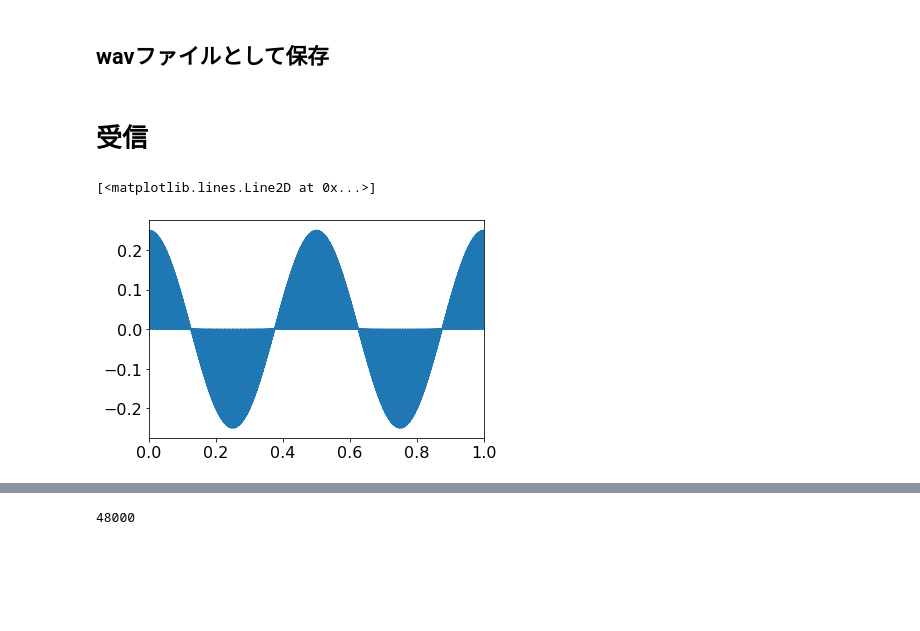
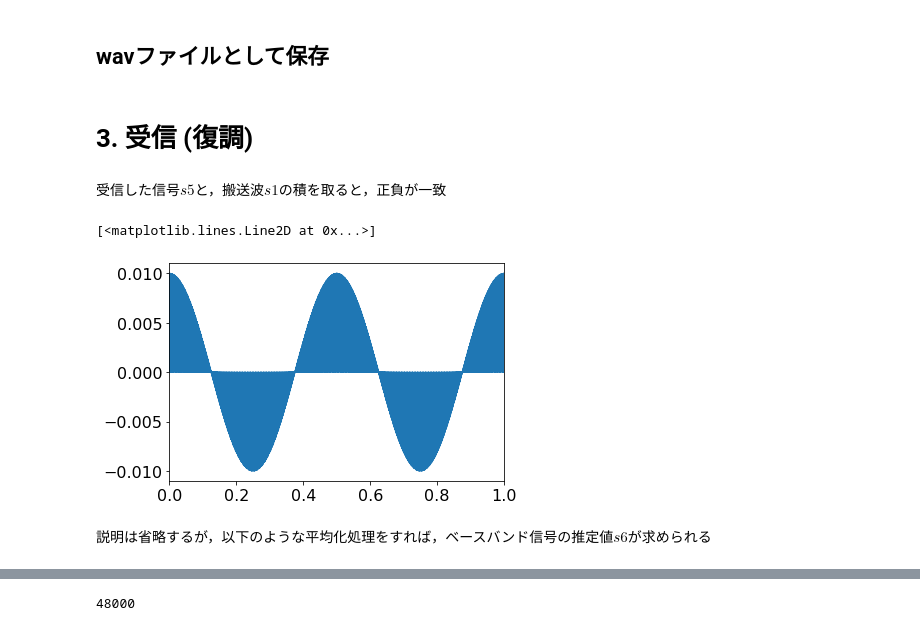
Before and after one commit to kojiyam/high_school, a Jupyter notebook: HS_modulation.ipynb, the cells around one changed output, grey strips where cells are left out. Drawn from its saved outputs; the diff is of its cells as text; code cells hidden in the pictures; blank space fills up the shorter version.

```diff
--- a/HS_modulation.ipynb
+++ b/HS_modulation.ipynb
@@ -60,8 +58,8 @@ sampling_rate = 10 kHz であれば，サンプリング間隔は100 μs = 0.1 m
 # %% [markdown]
 ## 標本点での値
 # %%
-# 搬送波のパラメータ
-Ac = 0.5
-fc = 523 # (Hz) Carrier frequency
-s = Ac * np.cos( 2 * np.pi * fc * t )
+# 正弦波のパラメータ
+Ac = 0.1
+fc = 523 # (Hz)
+s1 = Ac * np.cos( 2 * np.pi * fc * t )
 # %% [markdown]
@@ -125,3 +122,3 @@ plt.plot(t, s3, '-')
 # %%
 s4 = np.cos( 2 * np.pi * 2 * t )
-s5 = s4 * s
+s5 = s4 * s1
@@ -143,13 +140,17 @@ from scipy.io.wavfile import read
 # %%
 write('s5.wav', sampling_rate, s5)
 # %% [markdown]
-# 受信
+# 3. 受信 (復調)
+# %% [markdown]
+受信した信号$s5$と，搬送波$s1$の積を取ると，正負が一致
 # %%
 plt.xlim(0,1)
-plt.plot(t, s5*s)
+plt.plot(t, s5*s1)
 # %% [output]
 [<matplotlib.lines.Line2D at 0x...>]
-[figure, old version]
+[figure, new version]
+# %% [markdown]
+説明は省略するが，以下のような平均化処理をすれば，ベースバンド信号の推定値$s6$が求められる
 # %%
 num = 10
 b = np.ones(num)/num
```
Also changed, not shown: parts of 31 cells of this notebook.
